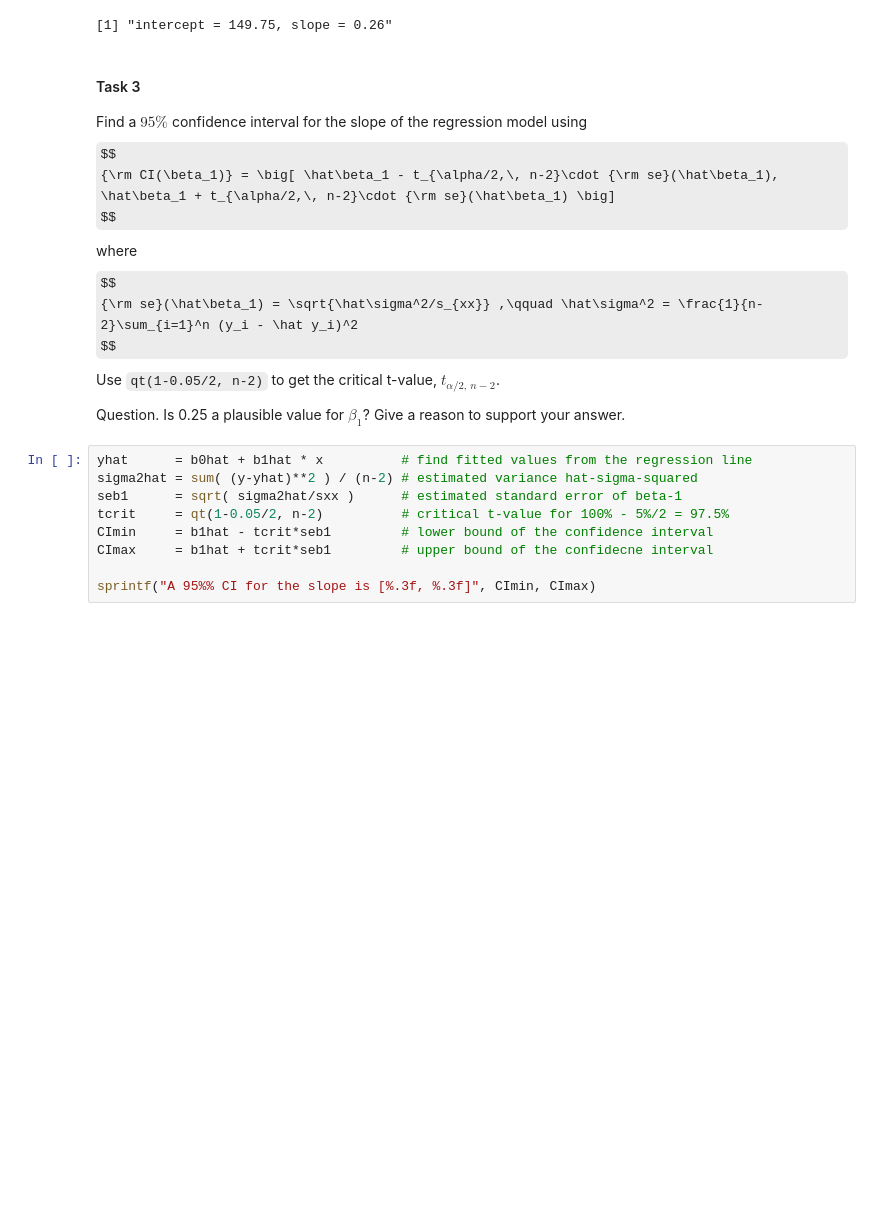
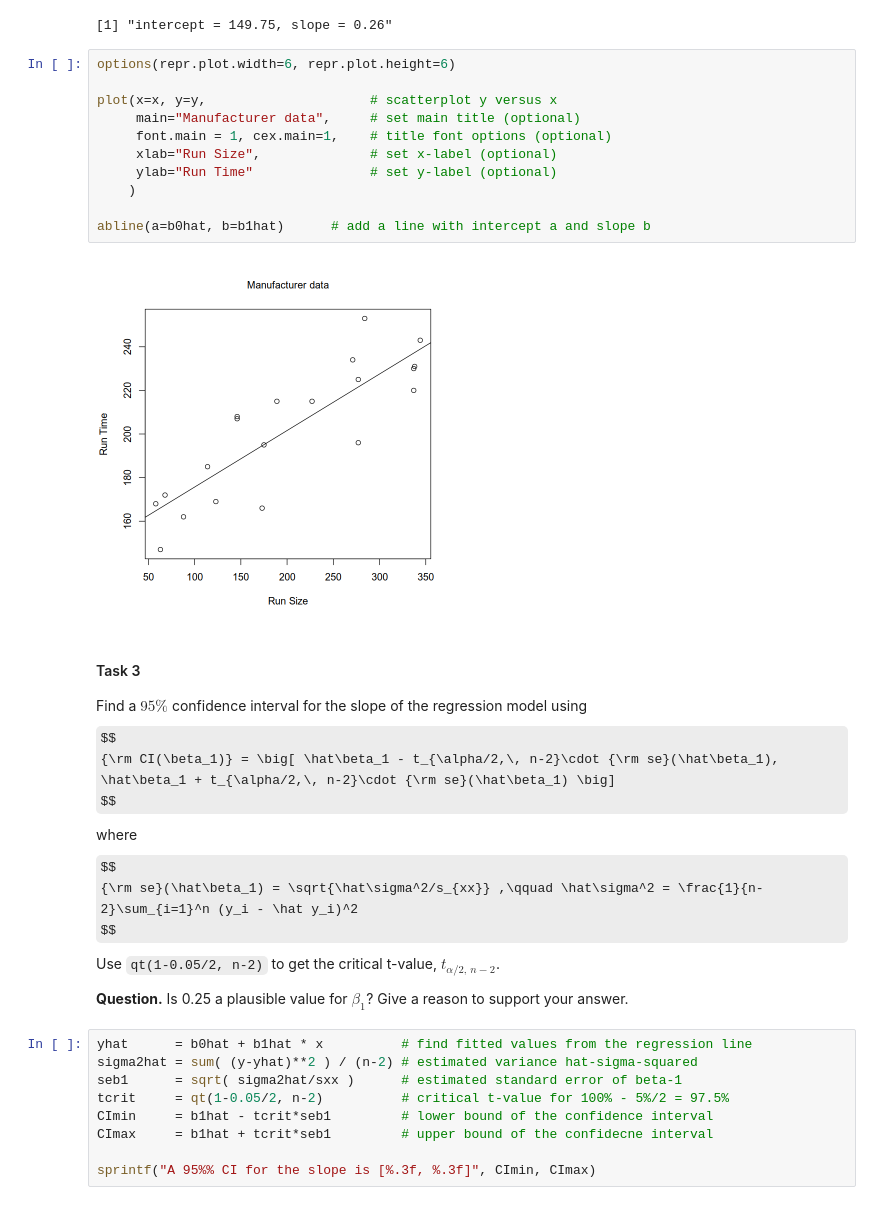
Before and after one commit to uqglmn/sm, a Jupyter notebook: slr/Lecture_3_Example_Manufacturer_Production_Time.ipynb, the cells around one changed output. Saved outputs shown, nothing was run; the diff lists cells and outputs as text; some formulas as TeX source; blank space fills up the shorter version.

```diff
--- a/slr/Lecture_3_Example_Manufacturer_Production_Time.ipynb
+++ b/slr/Lecture_3_Example_Manufacturer_Production_Time.ipynb
@@ -46,6 +48,19 @@ b0hat = mean(y) - b1hat*mean(x)
 sprintf("intercept = %.2f, slope = %.2f", b0hat, b1hat)
 # %% [output]
 [1] "intercept = 149.75, slope = 0.26"
+# %%
+options(repr.plot.width=6, repr.plot.height=6)
+
+plot(x=x, y=y,                     # scatterplot y versus x
+     main="Manufacturer data",     # set main title (optional)
+     font.main = 1, cex.main=1,    # title font options (optional)
+     xlab="Run Size",              # set x-label (optional)
+     ylab="Run Time"               # set y-label (optional)
+    )
+
+abline(a=b0hat, b=b1hat)      # add a line with intercept a and slope b
+# %% [output]
+[figure, added]
 # %% [markdown]
 #### Task 3
 
@@ -59,7 +74,7 @@ $$
 $$
 Use ``qt(1-0.05/2, n-2)`` to get the critical t-value, $t_{\alpha/2,\, n-2}$.
 
-Question. Is 0.25 a plausible value for $\beta_1$? Give a reason to support your answer.
+**Question.** Is 0.25 a plausible value for $\beta_1$? Give a reason to support your answer.
 # %%
 yhat      = b0hat + b1hat * x          # find fitted values from the regression line
 sigma2hat = sum( (y-yhat)**2 ) / (n-2) # estimated variance hat-sigma-squared
```
Also changed, not shown: parts of 7 cells of this notebook.
